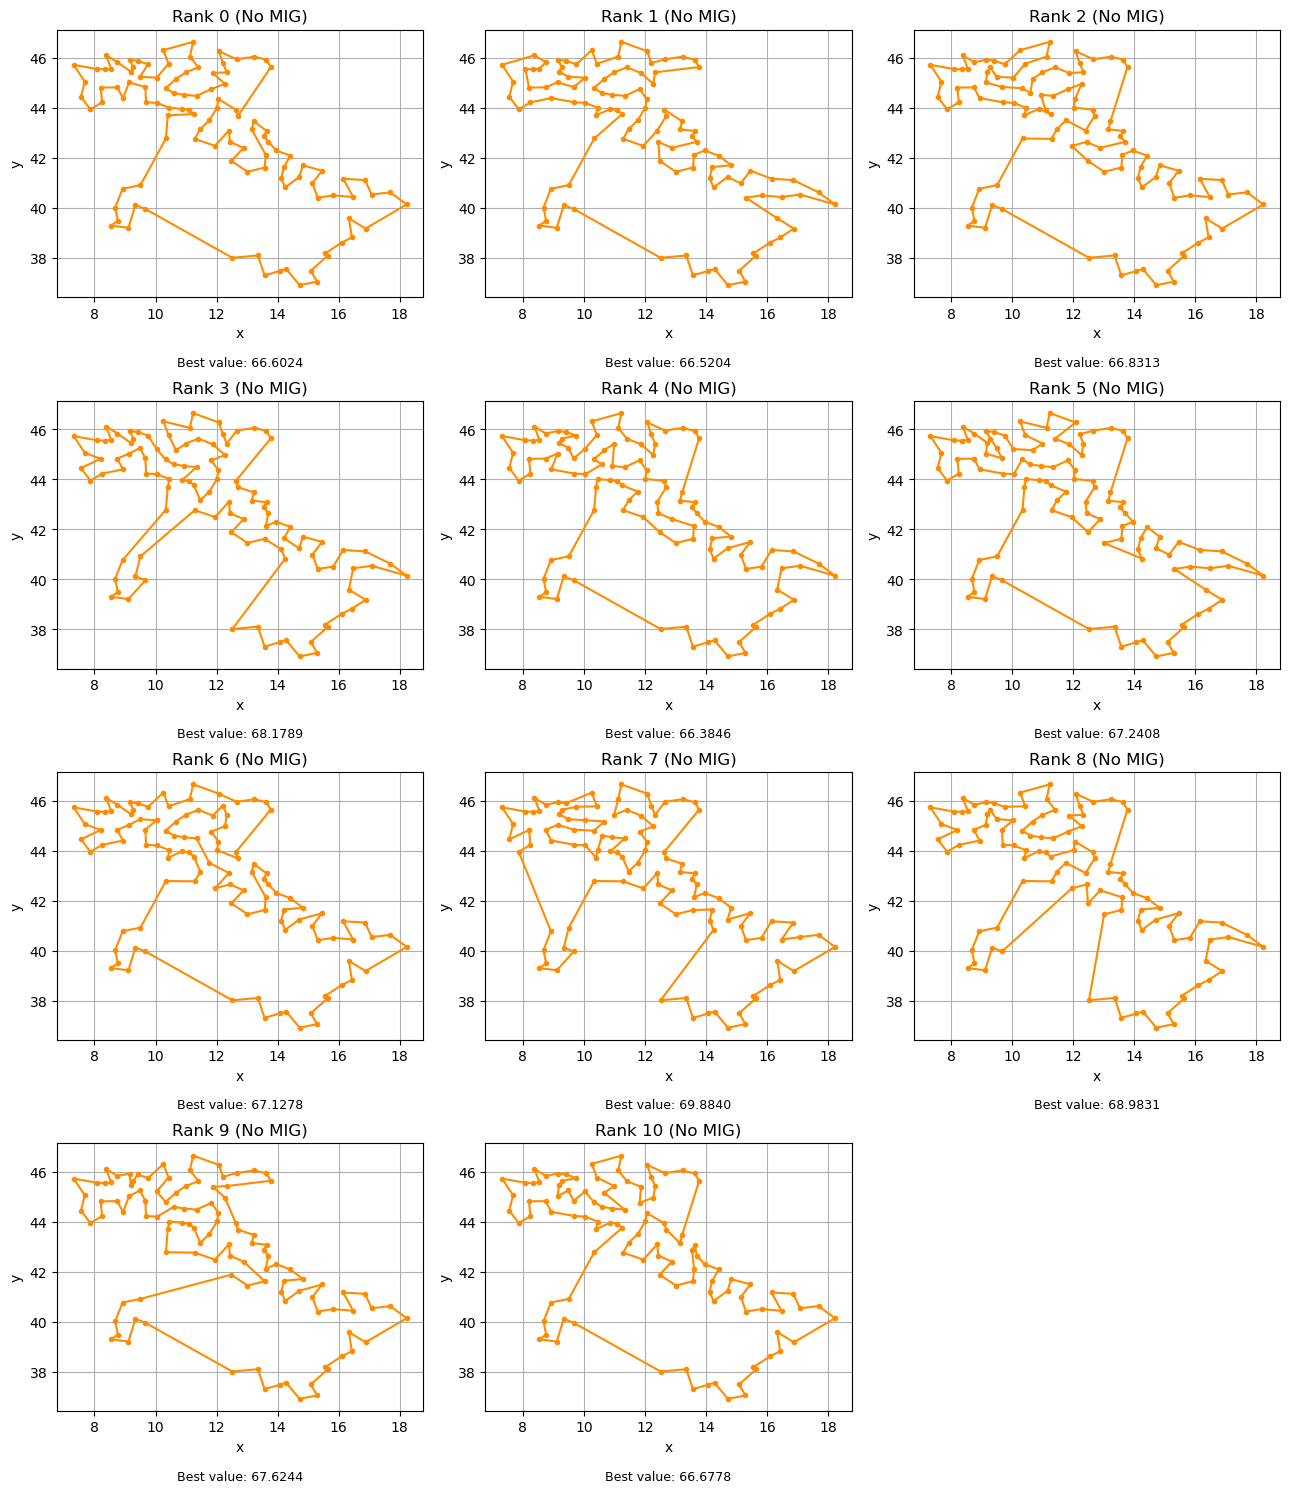
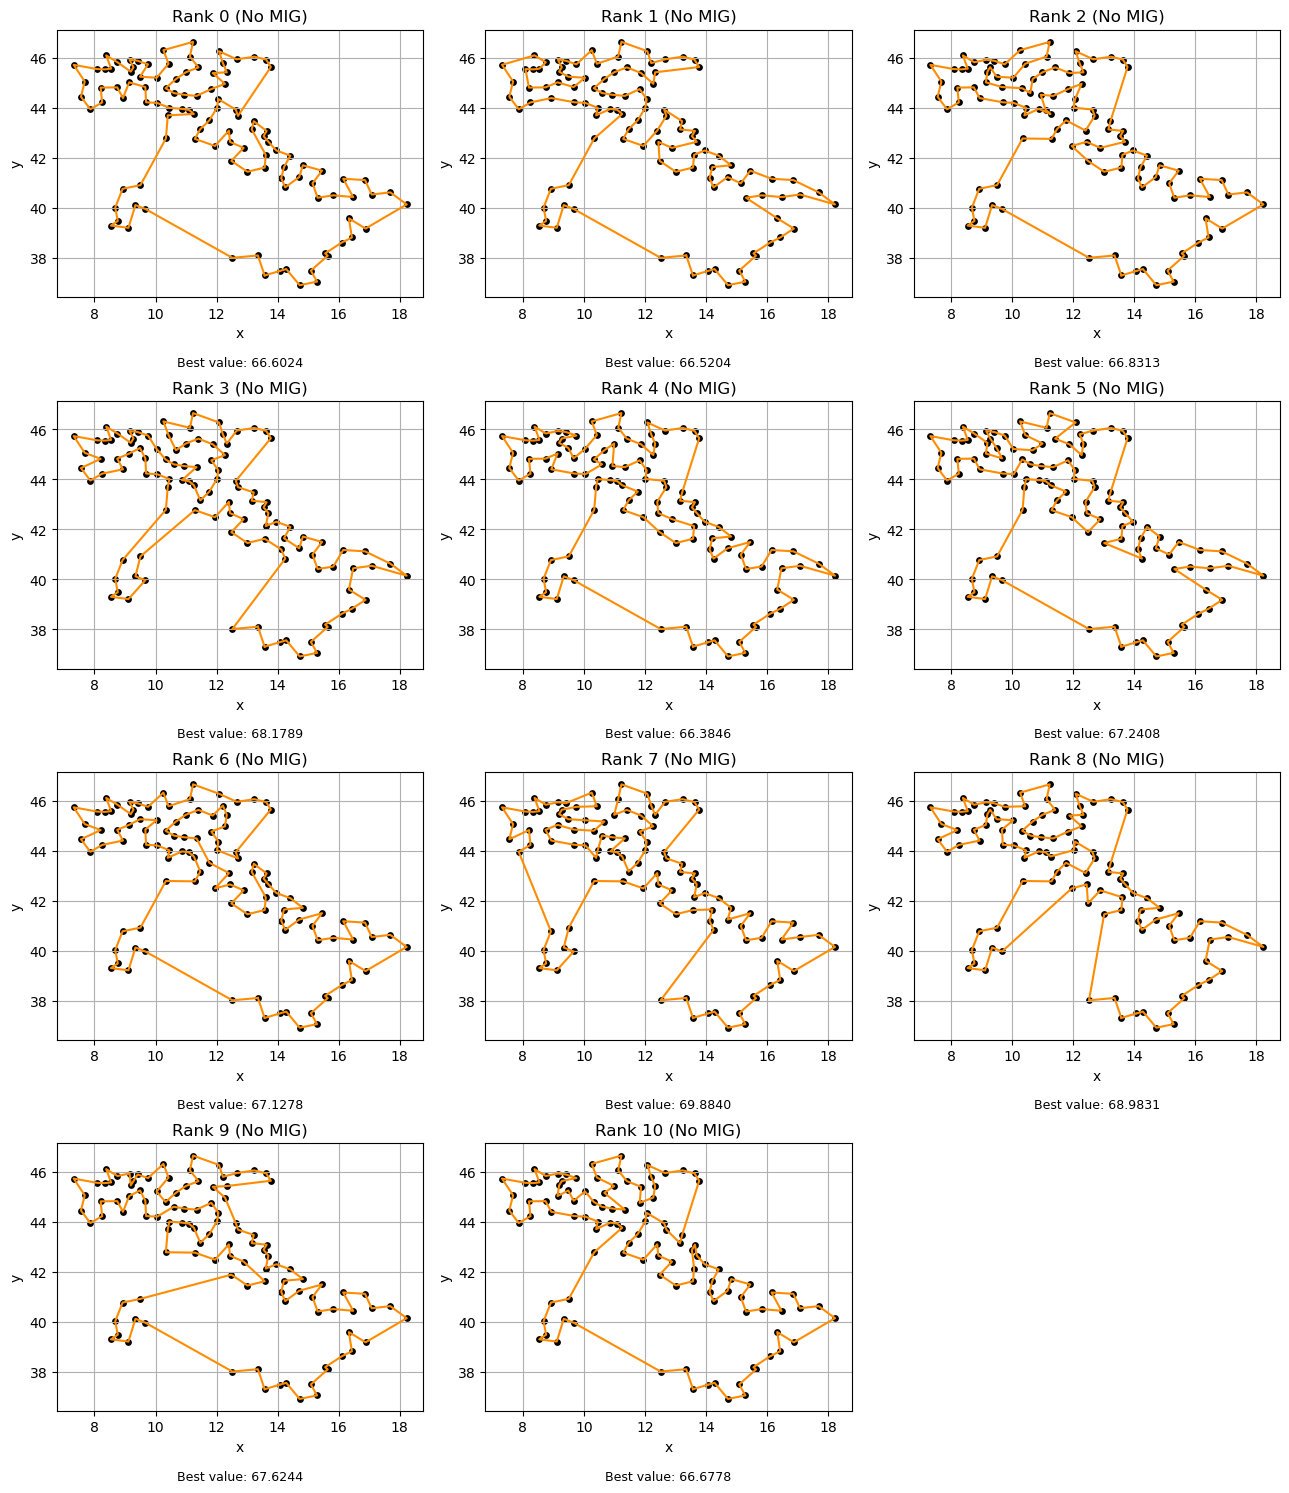
The change to this notebook cell's code, shown as a diff; its figure went from the first image to the second:
--- before
+++ after
@@ -14,6 +14,7 @@
 
     ax = axes[rank]
-    ax.plot(x, y, marker="o", markersize=3, color='darkorange')
+    ax.plot(x, y, color='darkorange')
     ax.plot([x[-1], x[0]], [y[-1], y[0]], color='darkorange')  # chiusura ciclo
+    ax.scatter(x, y, color='black', s=15)
 
     ax.set_title(f"Rank {rank} (No MIG)")

Commit: notebook and main fixed (lab 10)